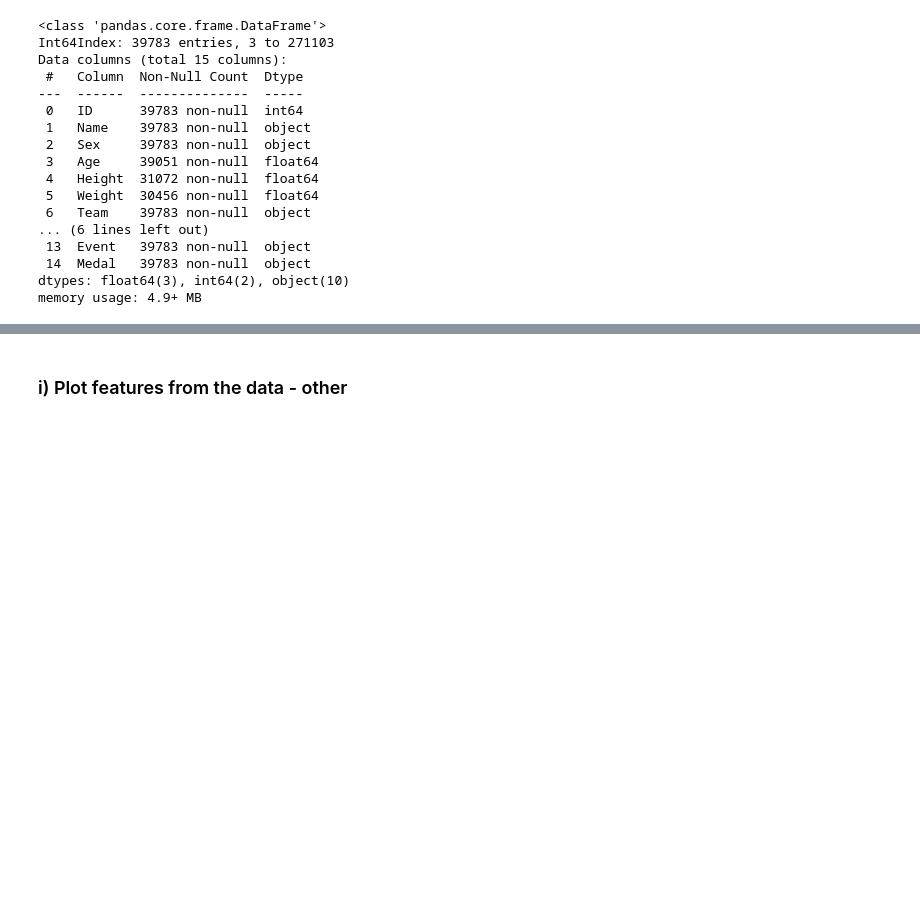
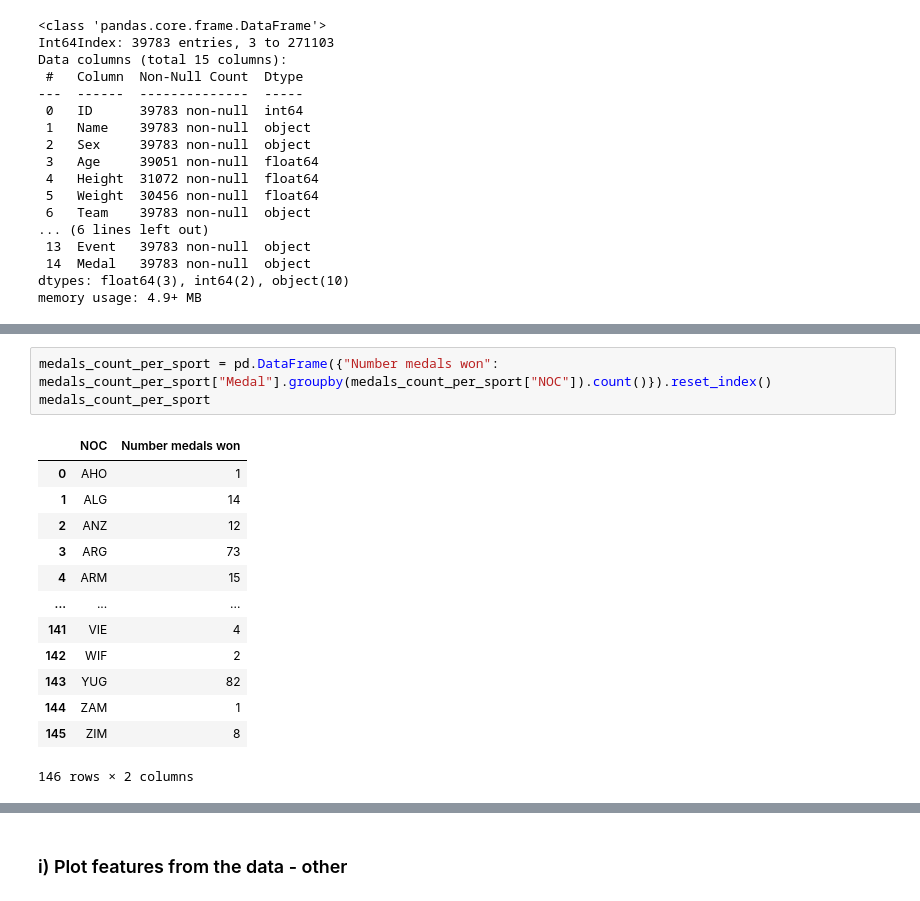
Before and after one commit to Anna-MariaSjolund/Databehandling-OS-projekt-Anna-MariaSjolund-ChristopherSeander, a Jupyter notebook: test_exercise0_A-M.ipynb, the cells around one changed output, grey strips where cells are left out. Cells and saved outputs as stored; diff of their text form; blank space fills up the shorter version.

```diff
--- a/test_exercise0_A-M.ipynb
+++ b/test_exercise0_A-M.ipynb
@@ -246,0 +264,17 @@ memory usage: 4.9+ MB
+# %%
+medals_count_per_sport = pd.DataFrame({"Number medals won": medals_count_per_sport["Medal"].groupby(medals_count_per_sport["NOC"]).count()}).reset_index()
+medals_count_per_sport
+# %% [output]
+|  | NOC | Number medals won |
+| 0 | AHO | 1 |
+| 1 | ALG | 14 |
+| 2 | ANZ | 12 |
+| 3 | ARG | 73 |
+| 4 | ARM | 15 |
+| ... | ... | ... |
+| 141 | VIE | 4 |
+| 142 | WIF | 2 |
+| 143 | YUG | 82 |
+| 144 | ZAM | 1 |
+| 145 | ZIM | 8 |
+146 rows × 2 columns
```
Also changed, not shown: parts of 5 cells of this notebook.
